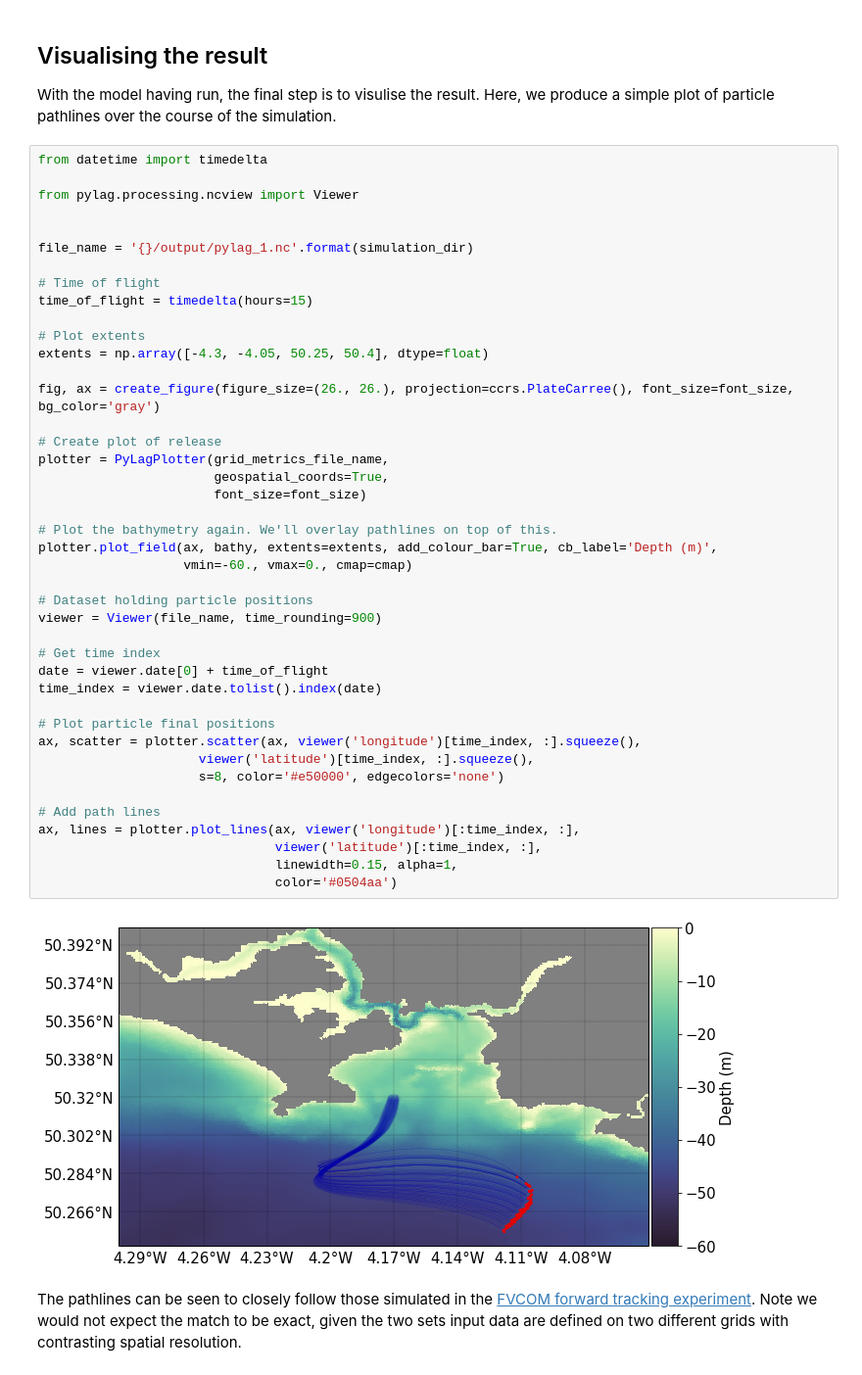
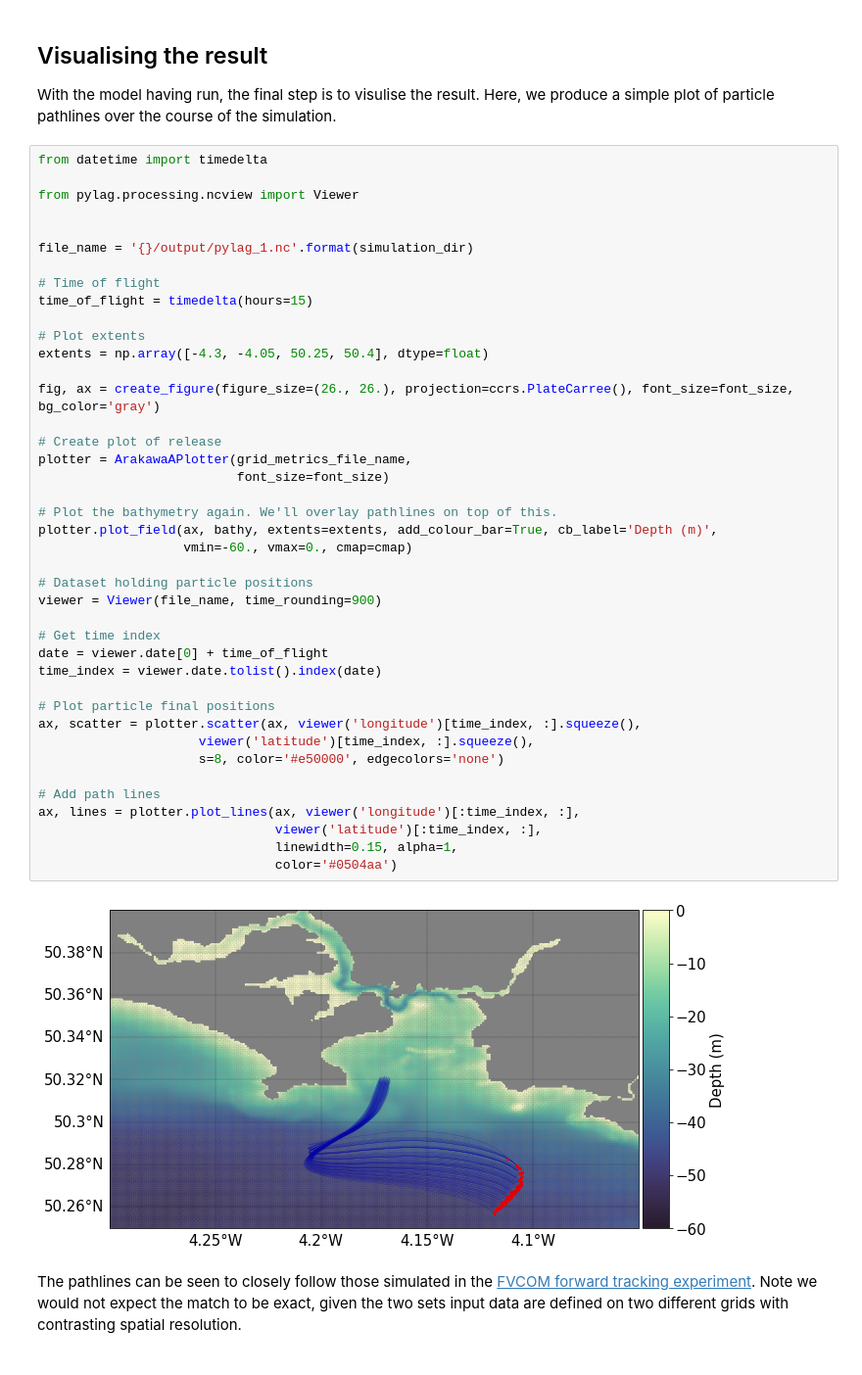
Before and after one commit to pmlmodelling/pylag, a Jupyter notebook: doc/source/examples/arakawa_a_forward_tracking.ipynb, the cells around one changed output. Shown at 98% size. Saved outputs shown, nothing was run; the diff lists cells and outputs as text.

```diff
--- a/doc/source/examples/arakawa_a_forward_tracking.ipynb
+++ b/doc/source/examples/arakawa_a_forward_tracking.ipynb
@@ -313,36 +326,35 @@ time_of_flight = timedelta(hours=15)
 
 # Plot extents
 extents = np.array([-4.3, -4.05, 50.25, 50.4], dtype=float)
 
 fig, ax = create_figure(figure_size=(26., 26.), projection=ccrs.PlateCarree(), font_size=font_size, bg_color='gray')
 
 # Create plot of release
-plotter = PyLagPlotter(grid_metrics_file_name,
-                       geospatial_coords=True,
-                       font_size=font_size)
+plotter = ArakawaAPlotter(grid_metrics_file_name,
+                          font_size=font_size)
 
 # Plot the bathymetry again. We'll overlay pathlines on top of this.
 plotter.plot_field(ax, bathy, extents=extents, add_colour_bar=True, cb_label='Depth (m)',
                    vmin=-60., vmax=0., cmap=cmap)
 
 # Dataset holding particle positions
 viewer = Viewer(file_name, time_rounding=900)
 
 # Get time index
 date = viewer.date[0] + time_of_flight
 time_index = viewer.date.tolist().index(date)
 
 # Plot particle final positions
 ax, scatter = plotter.scatter(ax, viewer('longitude')[time_index, :].squeeze(),
                      viewer('latitude')[time_index, :].squeeze(),
                      s=8, color='#e50000', edgecolors='none')
 
 # Add path lines
 ax, lines = plotter.plot_lines(ax, viewer('longitude')[:time_index, :],
                                viewer('latitude')[:time_index, :],
                                linewidth=0.15, alpha=1,
                                color='#0504aa')
 # %% [output]
-[figure, old version]
+[figure, new version]
 # %% [markdown]
 The pathlines can be seen to closely follow those simulated in the [FVCOM forward tracking experiment](./fvcom_forward_tracking.ipynb). Note we would not expect the match to be exact, given the two sets input data are defined on two different grids with contrasting spatial resolution.
```
Also changed, not shown: parts of 3 cells of this notebook, 4 other files.
